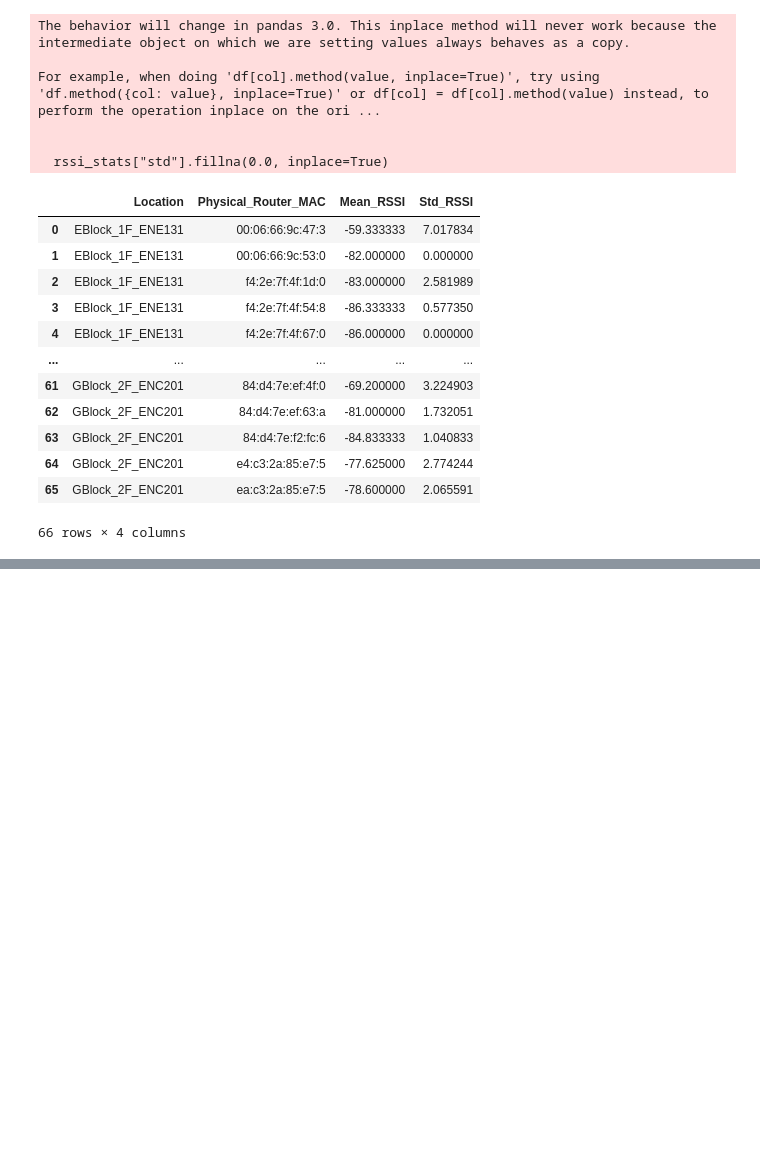
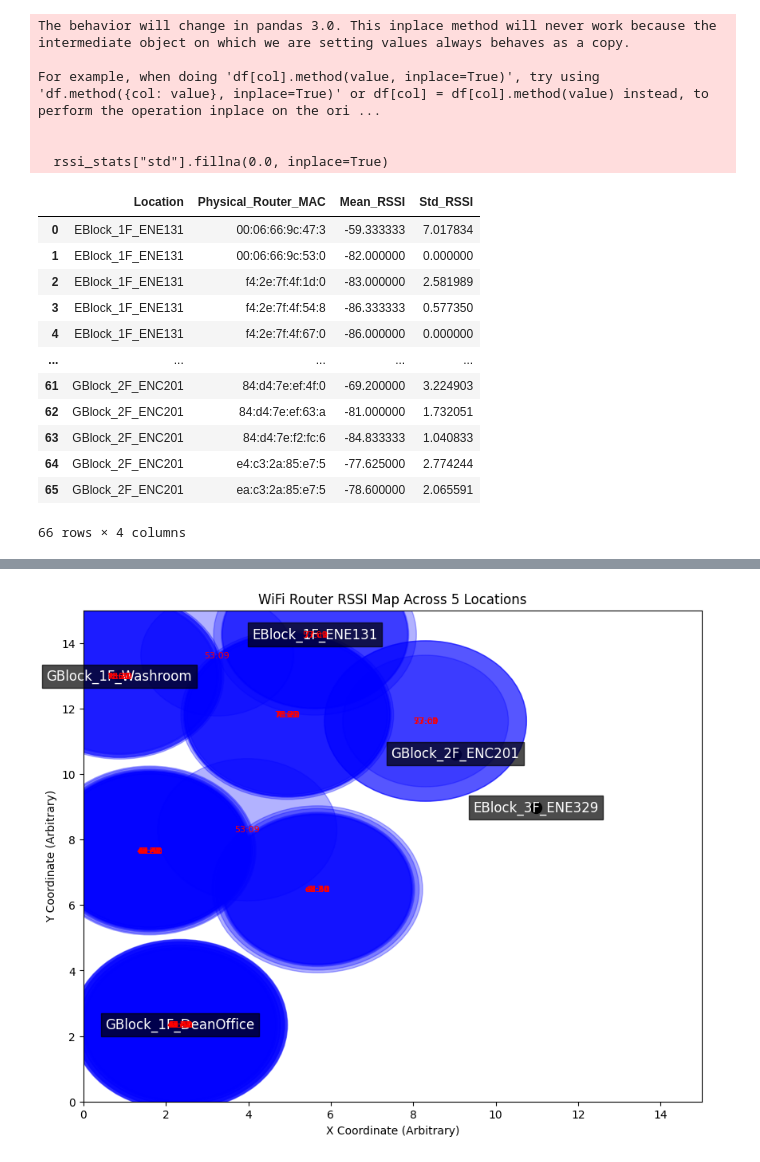
Before and after one commit to channyeinaung-CNA/WiFi_Analysis_Project, a Jupyter notebook: notebooks/WiFi_Data_Analysis.ipynb, the cells around one changed output, grey strips where cells are left out. Cells and saved outputs as stored; diff of their text form; code cells hidden in the pictures; blank space fills up the shorter version.

Commit message:
graph update

```diff
--- a/notebooks/WiFi_Data_Analysis.ipynb
+++ b/notebooks/WiFi_Data_Analysis.ipynb
@@ -197,0 +244,61 @@ For example, when doing 'df[col].method(value, inplace=True)', try using 'df.met
+# %%
+import numpy as np
+
+# Compute average RSSI per router (MAC) at each location
+avg_rssi_per_router = df.groupby(["Location", "MAC_Address"])["RSSI"].mean().reset_index()
+
+# Normalize RSSI for circle size (smaller RSSI = larger circle)
+avg_rssi_per_router["Circle_Size"] = abs(avg_rssi_per_router["RSSI"]) * 1.5  # Adjust scale factor to reduce overlap
+
+# Get unique locations
+locations = avg_rssi_per_router["Location"].unique()
+
+# Assign random positions for locations (simulating a spatial map)
+np.random.seed(42)  # Fix random seed for reproducibility
+location_positions = {loc: (np.random.rand() * 15, np.random.rand() * 15) for loc in locations}  # Increase spread
+
+# Filter only routers appearing in more than 1 location
+shared_macs = avg_rssi_per_router.groupby("MAC_Address")["Location"].nunique()
+shared_macs = shared_macs[shared_macs > 1].index  # Keep only routers appearing in more than 1 location
+filtered_rssi_per_router = avg_rssi_per_router[avg_rssi_per_router["MAC_Address"].isin(shared_macs)]
+
+# Create the plot
+fig, ax = plt.subplots(figsize=(10, 8))
+
+# Plot location points
+for loc, (x, y) in location_positions.items():
+    ax.scatter(x, y, color='black', label=loc, s=100)
+    ax.text(x, y, loc, fontsize=12, ha='center', va='center', color='white', bbox=dict(facecolor='black', alpha=0.7))
+
+# Dictionary to store plotted routers
+router_positions = {}
+
+# Plot circles for routers (MACs)
+for _, row in filtered_rssi_per_router.iterrows():
+    loc, mac, rssi, size = row["Location"], row["MAC_Address"], row["RSSI"], row["Circle_Size"]
+    x, y = location_positions[loc]
+
+    if mac in router_positions:
+        # If the router exists, place the circle between shared locations
+        prev_x, prev_y = router_positions[mac]
+        new_x, new_y = (prev_x + x) / 2, (prev_y + y) / 2  # Midpoint
+    else:
+        # If the router is new, place it at the first location
+        new_x, new_y = x, y
+        router_positions[mac] = (new_x, new_y)
+
+    # Draw the circle for the router at this location
+    circle = plt.Circle((new_x, new_y), size / 50, color='blue', alpha=0.3, label=mac)
+    ax.add_patch(circle)
+    ax.text(new_x, new_y, mac[-5:], fontsize=8, ha='center', va='center', color='red')
+
+# Adjust plot
+ax.set_xlim(0, 15)
+ax.set_ylim(0, 15)
+ax.set_xlabel("X Coordinate (Arbitrary)")
+ax.set_ylabel("Y Coordinate (Arbitrary)")
+ax.set_title("WiFi Router RSSI Map Across 5 Locations")
+
+plt.show()
+# %% [output]
+[figure, added]
```
Also changed, not shown: parts of 1 cell of this notebook, 1 other file.
